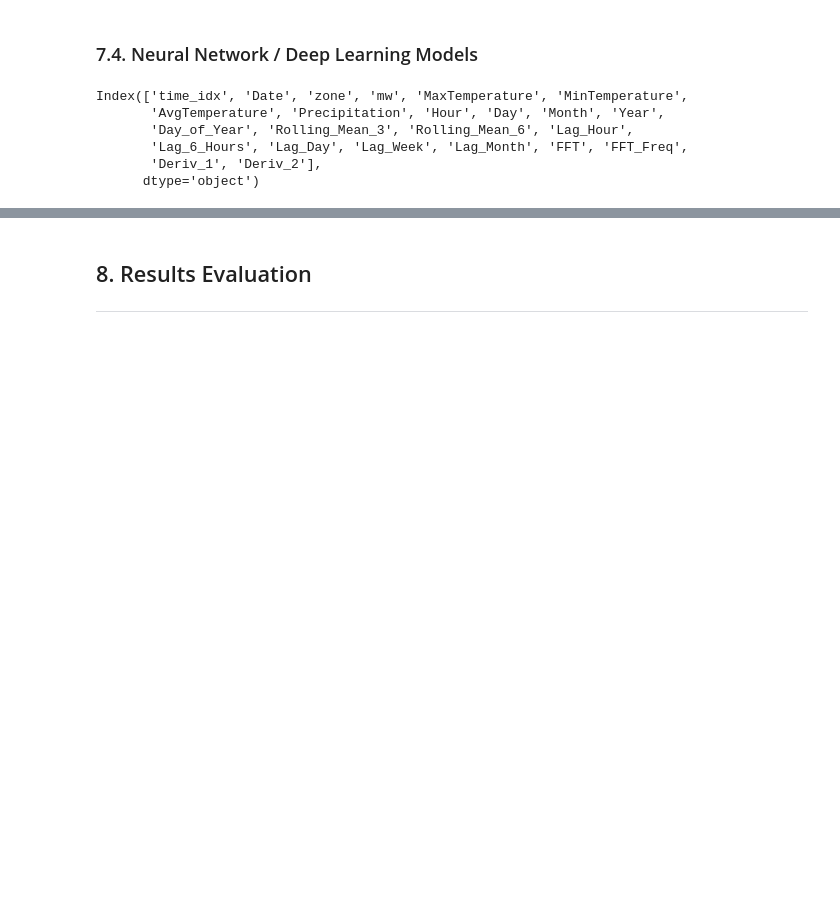
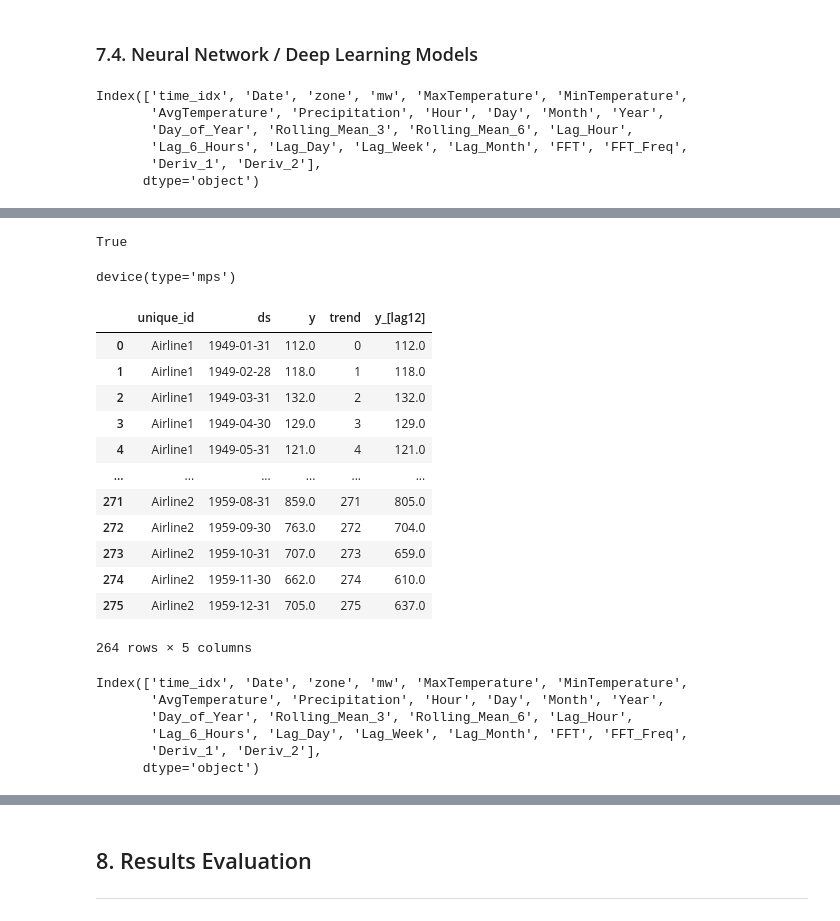
Before and after one commit to chill0121/Energy_Grid_Forecasting, a Jupyter notebook: Energy_Forecasting.ipynb, the cells around one changed output, grey strips where cells are left out. Cells and saved outputs as stored; diff of their text form; code cells hidden in the pictures; blank space fills up the shorter version.

```diff
--- a/Energy_Forecasting.ipynb
+++ b/Energy_Forecasting.ipynb
@@ -1530,3 +1556,47 @@ Deriv_2                  float64
 dtype: object
 # %%
 len(train_pytorch)
+# %%
+from neuralforecast import NeuralForecast
+from neuralforecast.losses.pytorch import MQLoss, DistributionLoss, GMM, PMM
+from neuralforecast.tsdataset import TimeSeriesDataset
+from neuralforecast.utils import AirPassengers, AirPassengersPanel, AirPassengersStatic
+
+from neuralforecast import NeuralForecast
+from neuralforecast.models import TFT
+from neuralforecast.losses.pytorch import MQLoss, DistributionLoss, GMM, PMM
+from neuralforecast.tsdataset import TimeSeriesDataset
+from neuralforecast.utils import AirPassengers, AirPassengersPanel, AirPassengersStatic
+
+# MacOS - Set cuda device to mps.
+import torch
+print(torch.backends.mps.is_available())
+torch.device('mps')
+# %% [output]
+True
+device(type='mps')
+# %%
+Y_train_df
+# %% [output]
+|  | unique_id | ds | y | trend | y_[lag12] |
+| 0 | Airline1 | 1949-01-31 | 112.0 | 0 | 112.0 |
+| 1 | Airline1 | 1949-02-28 | 118.0 | 1 | 118.0 |
+| 2 | Airline1 | 1949-03-31 | 132.0 | 2 | 132.0 |
+| 3 | Airline1 | 1949-04-30 | 129.0 | 3 | 129.0 |
+| 4 | Airline1 | 1949-05-31 | 121.0 | 4 | 121.0 |
+| ... | ... | ... | ... | ... | ... |
+| 271 | Airline2 | 1959-08-31 | 859.0 | 271 | 805.0 |
+| 272 | Airline2 | 1959-09-30 | 763.0 | 272 | 704.0 |
+| 273 | Airline2 | 1959-10-31 | 707.0 | 273 | 659.0 |
+| 274 | Airline2 | 1959-11-30 | 662.0 | 274 | 610.0 |
+| 275 | Airline2 | 1959-12-31 | 705.0 | 275 | 637.0 |
+264 rows × 5 columns
+# %%
+train_pytorch.columns
+# %% [output]
+Index(['time_idx', 'Date', 'zone', 'mw', 'MaxTemperature', 'MinTemperature',
+       'AvgTemperature', 'Precipitation', 'Hour', 'Day', 'Month', 'Year',
+       'Day_of_Year', 'Rolling_Mean_3', 'Rolling_Mean_6', 'Lag_Hour',
+       'Lag_6_Hours', 'Lag_Day', 'Lag_Week', 'Lag_Month', 'FFT', 'FFT_Freq',
+       'Deriv_1', 'Deriv_2'],
+      dtype='object')
```
Also changed, not shown: parts of 19 cells of this notebook.
